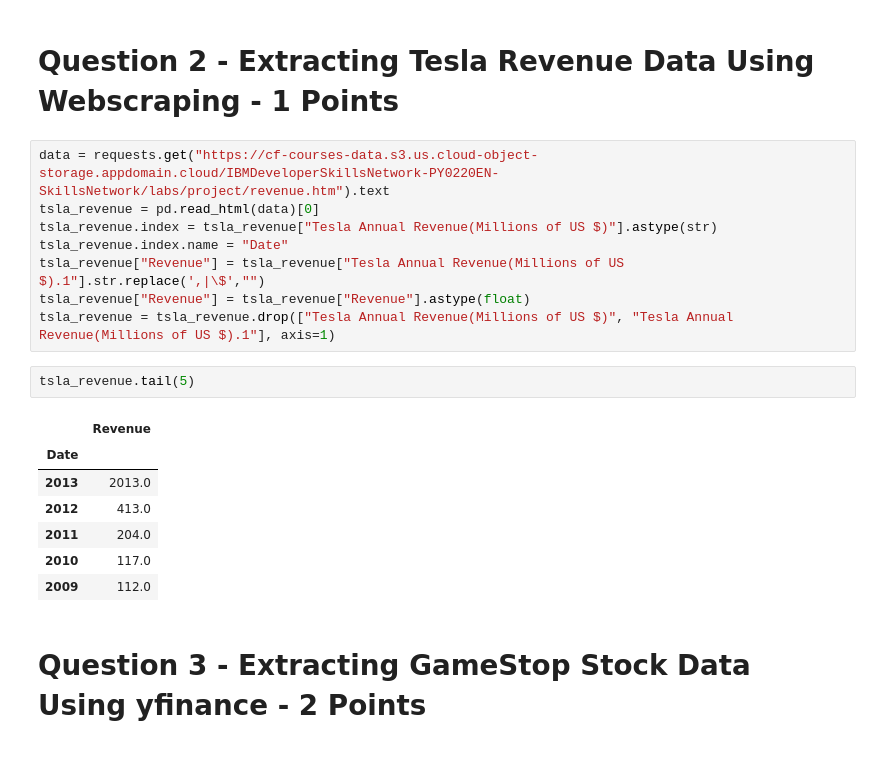
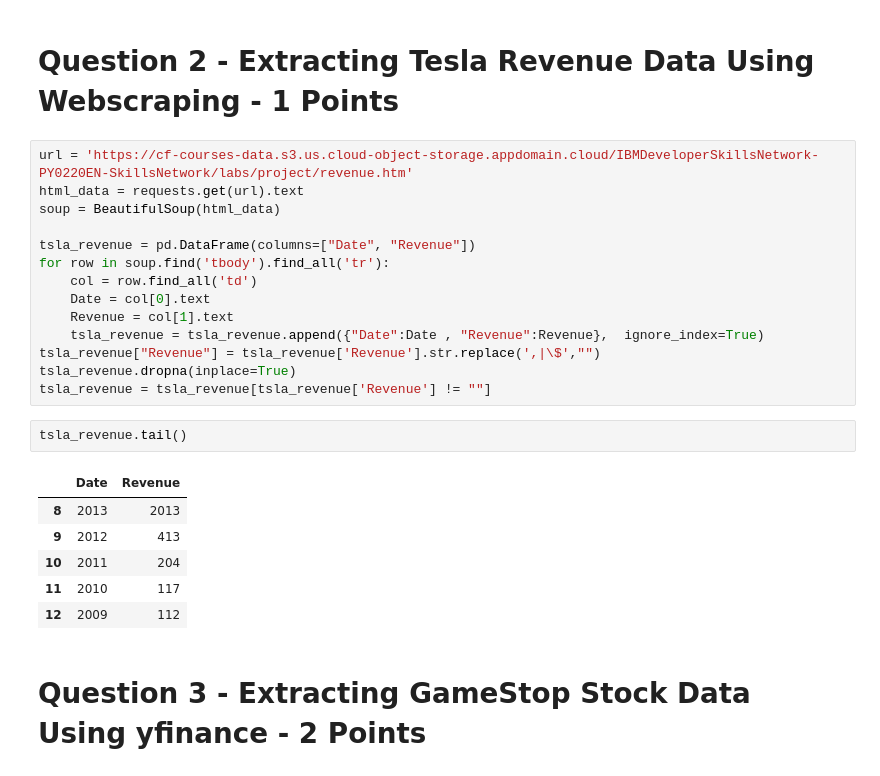
Before and after one commit to trndk/python-project-data-science, a Jupyter notebook: TSLA_GME.ipynb, the cells around one changed output. Saved outputs shown, nothing was run; the diff lists cells and outputs as text.

Commit message:
fix: revenue

```diff
--- a/TSLA_GME.ipynb
+++ b/TSLA_GME.ipynb
@@ -17,23 +17,28 @@ tsla_data.head(5)
 # %% [markdown]
 # Question 2 - Extracting Tesla Revenue Data Using Webscraping - 1 Points
 # %%
-data = requests.get("https://cf-courses-data.s3.us.cloud-object-storage.appdomain.cloud/IBMDeveloperSkillsNetwork-PY0220EN-SkillsNetwork/labs/project/revenue.htm").text
-tsla_revenue = pd.read_html(data)[0]
-tsla_revenue.index = tsla_revenue["Tesla Annual Revenue(Millions of US $)"].astype(str)
-tsla_revenue.index.name = "Date"
-tsla_revenue["Revenue"] = tsla_revenue["Tesla Annual Revenue(Millions of US $).1"].str.replace(',|\$',"")
-tsla_revenue["Revenue"] = tsla_revenue["Revenue"].astype(float)
-tsla_revenue = tsla_revenue.drop(["Tesla Annual Revenue(Millions of US $)", "Tesla Annual Revenue(Millions of US $).1"], axis=1)
+url = 'https://cf-courses-data.s3.us.cloud-object-storage.appdomain.cloud/IBMDeveloperSkillsNetwork-PY0220EN-SkillsNetwork/labs/project/revenue.htm'
+html_data = requests.get(url).text
+soup = BeautifulSoup(html_data)
+
+tsla_revenue = pd.DataFrame(columns=["Date", "Revenue"])
+for row in soup.find('tbody').find_all('tr'):
+    col = row.find_all('td')
+    Date = col[0].text
+    Revenue = col[1].text
+    tsla_revenue = tsla_revenue.append({"Date":Date , "Revenue":Revenue},  ignore_index=True)
+tsla_revenue["Revenue"] = tsla_revenue['Revenue'].str.replace(',|\$',"")
+tsla_revenue.dropna(inplace=True)
+tsla_revenue = tsla_revenue[tsla_revenue['Revenue'] != ""]
 # %%
-tsla_revenue.tail(5)
+tsla_revenue.tail()
 # %% [output]
-|  | Revenue |
-| Date |  |
-| 2013 | 2013.0 |
-| 2012 | 413.0 |
-| 2011 | 204.0 |
-| 2010 | 117.0 |
-| 2009 | 112.0 |
+|  | Date | Revenue |
+| 8 | 2013 | 2013 |
+| 9 | 2012 | 413 |
+| 10 | 2011 | 204 |
+| 11 | 2010 | 117 |
+| 12 | 2009 | 112 |
 # %% [markdown]
 # Question 3 - Extracting GameStop Stock Data Using yfinance - 2 Points
 # %%
```
Also changed, not shown: parts of 4 cells of this notebook.
